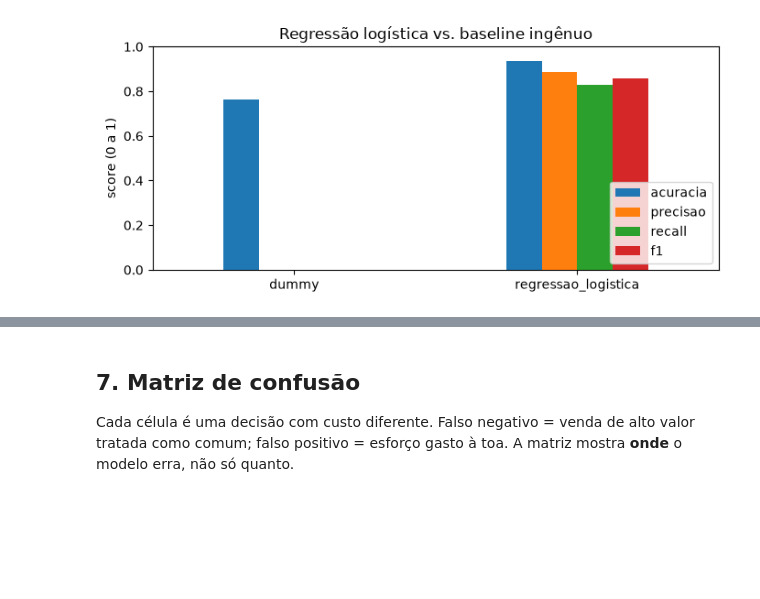
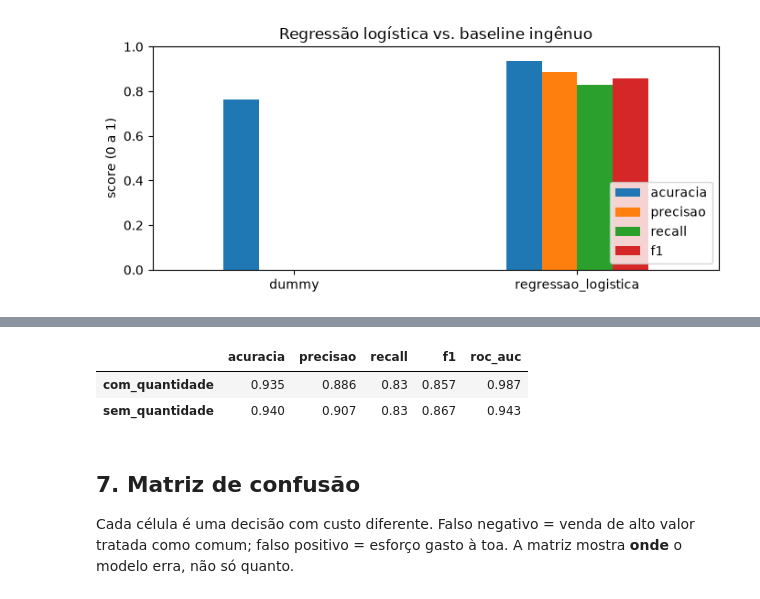
Before and after one commit to nicolaucalado/OpenCode_Harness, a Jupyter notebook: notebooks/dio-06-ml-baseline.ipynb, the cells around one changed output, grey strips where cells are left out. Drawn from its saved outputs; the diff is of its cells as text; code cells hidden in the pictures; blank space fills up the shorter version.

```diff
--- a/notebooks/dio-06-ml-baseline.ipynb
+++ b/notebooks/dio-06-ml-baseline.ipynb
@@ -139,3 +150,14 @@ plt.show()
+# %%
+sem_quantidade = features.drop(columns=["quantidade"])
+xq_treino, xq_teste, yq_treino, yq_teste = dividir(sem_quantidade, alvo, test_size=0.25, seed=42)
+modelo_sem_quantidade = treinar_baseline(xq_treino, yq_treino)
+metricas_sem_quantidade = avaliar(modelo_sem_quantidade, xq_teste, yq_teste)
+
+pd.DataFrame({"com_quantidade": metricas_modelo, "sem_quantidade": metricas_sem_quantidade}).T
+# %% [output]
+|  | acuracia | precisao | recall | f1 | roc_auc |
+| com_quantidade | 0.935 | 0.886 | 0.83 | 0.857 | 0.987 |
+| sem_quantidade | 0.940 | 0.907 | 0.83 | 0.867 | 0.943 |
 # %% [markdown]
 ## 7. Matriz de confusão
 
```
Also changed, not shown: parts of 3 cells of this notebook, 2 other files.
